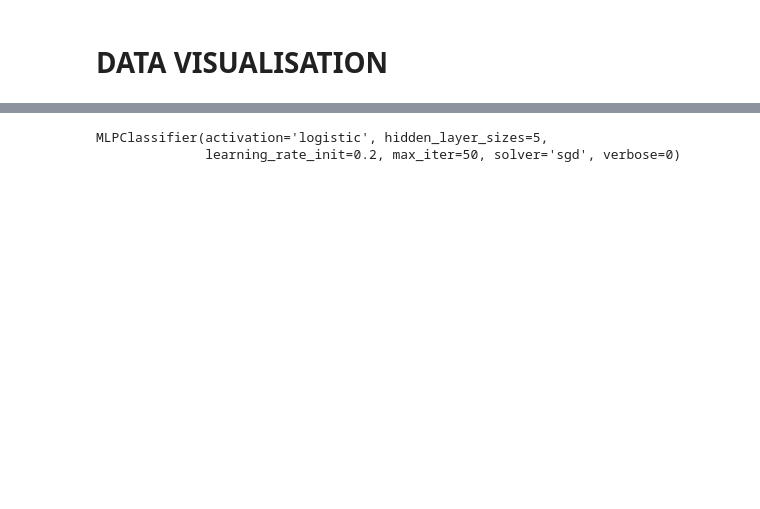
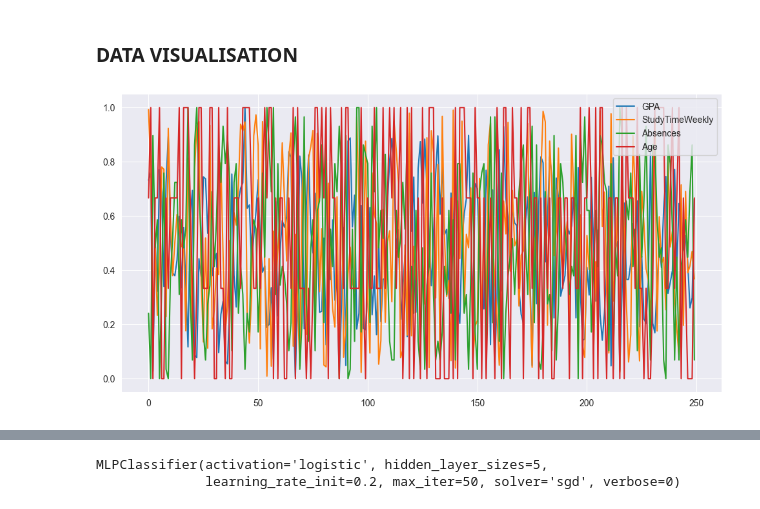
Before and after one commit to Tuncaylctr/machine-learning-assignment-python, a Jupyter notebook: machine_learning_bluprint.ipynb, the cells around one changed output, grey strips where cells are left out. Saved outputs shown, nothing was run; the diff lists cells and outputs as text; code cells hidden in the pictures; blank space fills up the shorter version.

```diff
--- a/machine_learning_bluprint.ipynb
+++ b/machine_learning_bluprint.ipynb
@@ -46,14 +126,16 @@ print(df.describe())
 # %% [markdown]
-# DATA VISUALISATION
+### DATA VISUALISATION
 # %%
-import matplotlib.pyplot as plt
+
 
 # Select numeric features
-data_for_visualisation = df[["GPA", "Volunteering", "Gender", "StudyTimeWeekly", "Absences", "Age"]]
+data_for_visualisation = df[["GPA",  "StudyTimeWeekly", "Absences", "Age"]]
 
 # Limit data to first 300 rows for clarity (optional)
 data_for_visualisation = data_for_visualisation.head(250)
 
 # Line plot
 data_for_visualisation.plot(figsize=(12, 6))
 plt.show()
+# %% [output]
+[figure, added]
```
Also changed, not shown: parts of 38 cells of this notebook.
